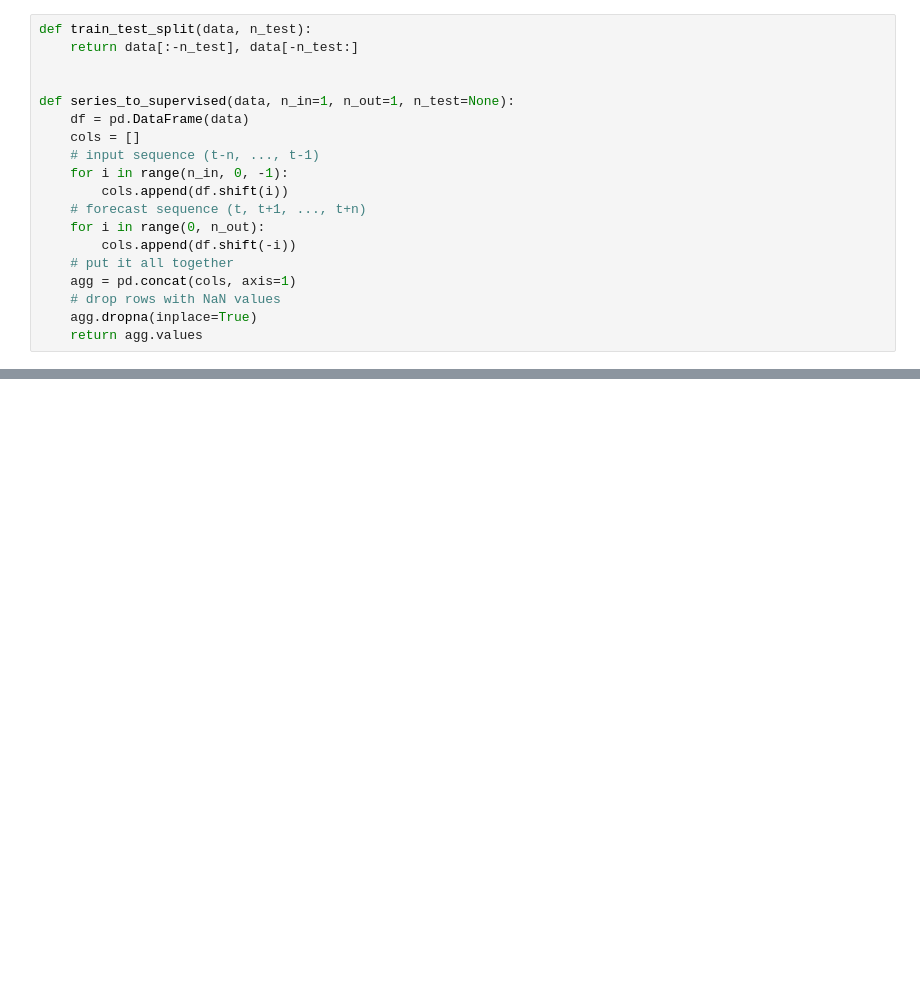
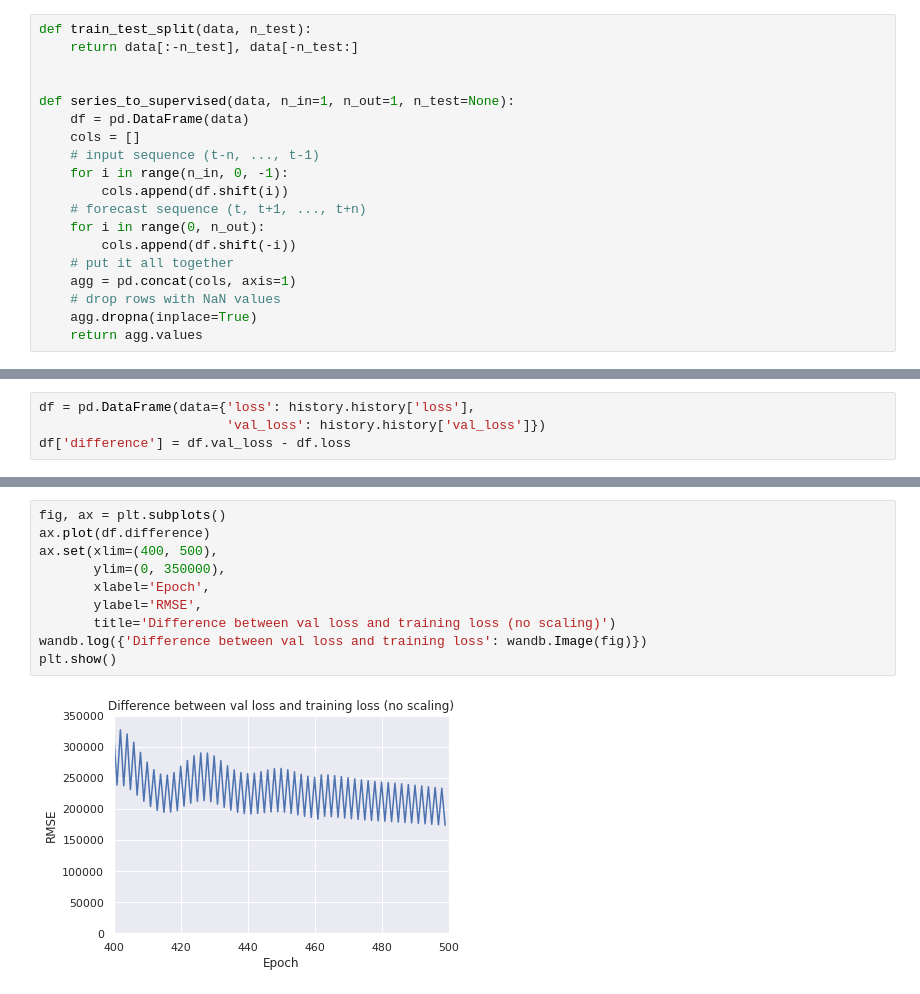
Before and after one commit to codeananda/bitcoin_price_predictor, a Jupyter notebook: price_predictor/keras_price_predictor.ipynb, the cells around one changed output, grey strips where cells are left out. Drawn from its saved outputs; the diff is of its cells as text; blank space fills up the shorter version.

```diff
--- a/price_predictor/keras_price_predictor.ipynb
+++ b/price_predictor/keras_price_predictor.ipynb
@@ -1121,0 +1119,4 @@ def series_to_supervised(data, n_in=1, n_out=1, n_test=None):
+# %%
+df = pd.DataFrame(data={'loss': history.history['loss'],
+                        'val_loss': history.history['val_loss']})
+df['difference'] = df.val_loss - df.loss
@@ -1121,0 +1132,12 @@ def series_to_supervised(data, n_in=1, n_out=1, n_test=None):
+# %%
+fig, ax = plt.subplots()
+ax.plot(df.difference)
+ax.set(xlim=(400, 500),
+       ylim=(0, 350000),
+       xlabel='Epoch',
+       ylabel='RMSE',
+       title='Difference between val loss and training loss (no scaling)')
+wandb.log({'Difference between val loss and training loss': wandb.Image(fig)})
+plt.show()
+# %% [output]
+[figure, added]
```
Also changed, not shown: parts of 32 cells of this notebook, 1 other file.
